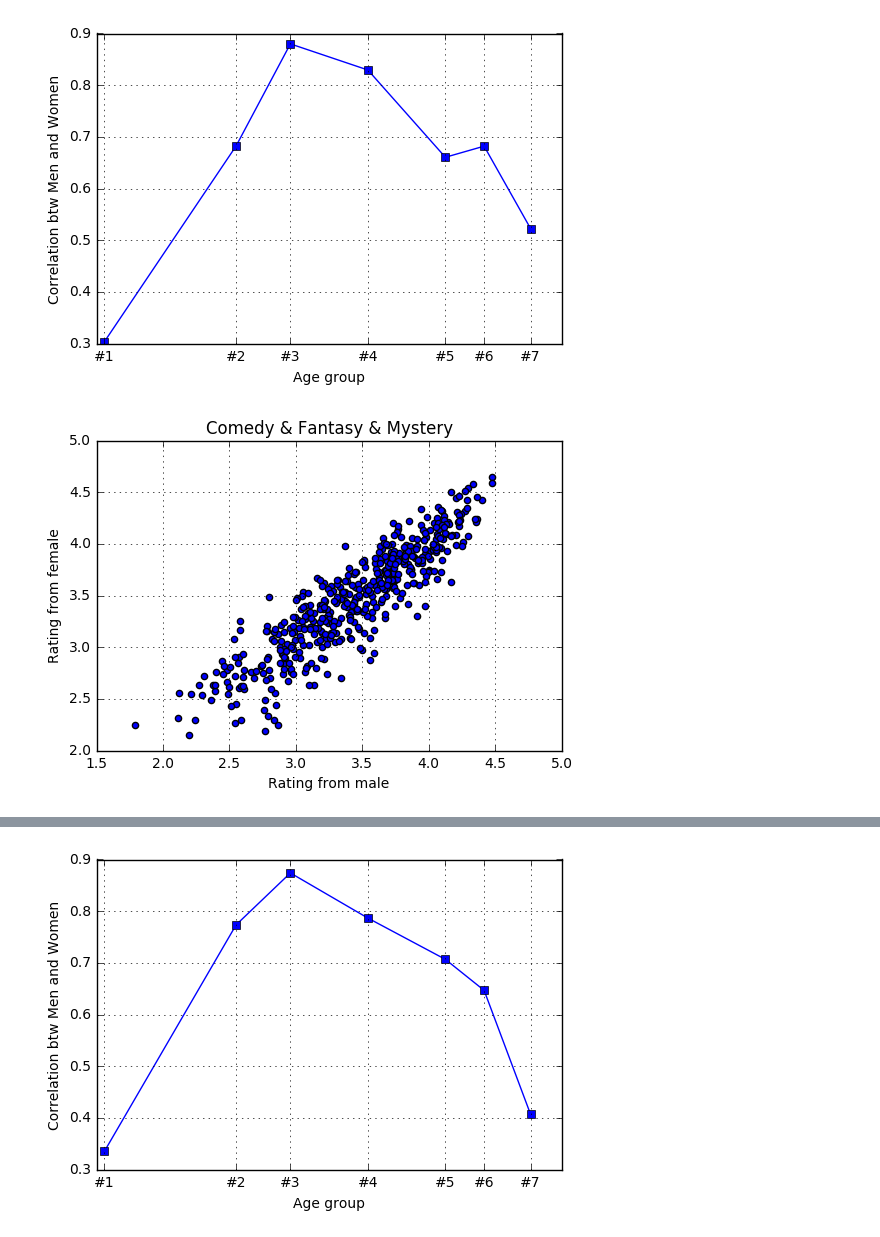
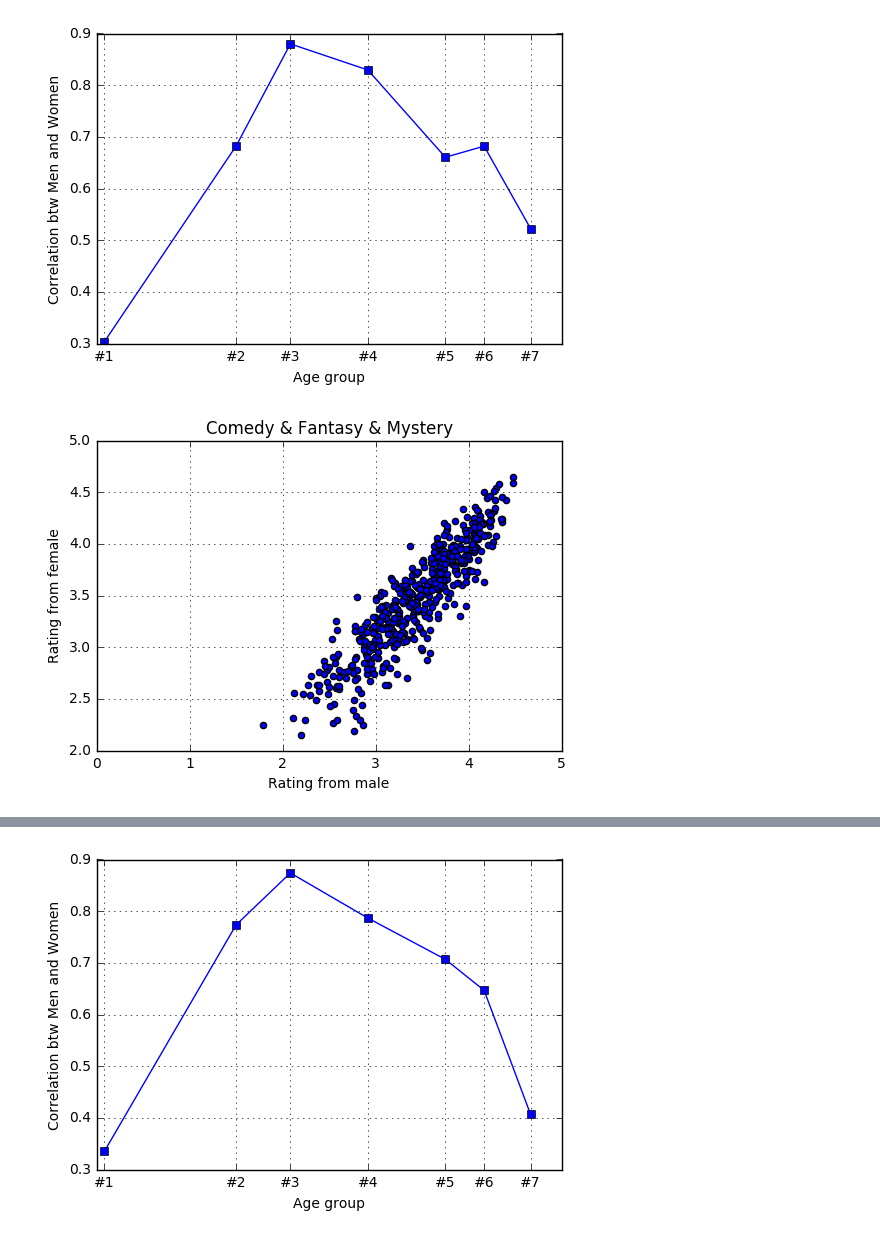
Before and after one commit to GuanxiongLiu/DS501, a Jupyter notebook: CaseStudy2/CaseStudy2.ipynb, the cells around one changed output, grey strips where cells are left out. Drawn from its saved outputs; the diff is of its cells as text; code cells hidden in the pictures.

```diff
--- a/CaseStudy2/CaseStudy2.ipynb
+++ b/CaseStudy2/CaseStudy2.ipynb
@@ -515,13 +542,14 @@ plt.show()
 # %%
 # group 3
 # Comedy & Fantasy & Mystery
 table = movie_3.pivot_table('Rating', index='MovieID', columns='Gender', aggfunc='mean')
 
 plt.scatter(table['M'], table['F'])
 plt.xlabel('Rating from male')
 plt.ylabel('Rating from female')
 plt.title('Comedy & Fantasy & Mystery')
 plt.grid(True)
+plt.xlim((0,5))
 plt.show()
 # %% [output]
-[figure, old version]
+[figure, new version]
```
Also changed, not shown: parts of 11 cells of this notebook.
